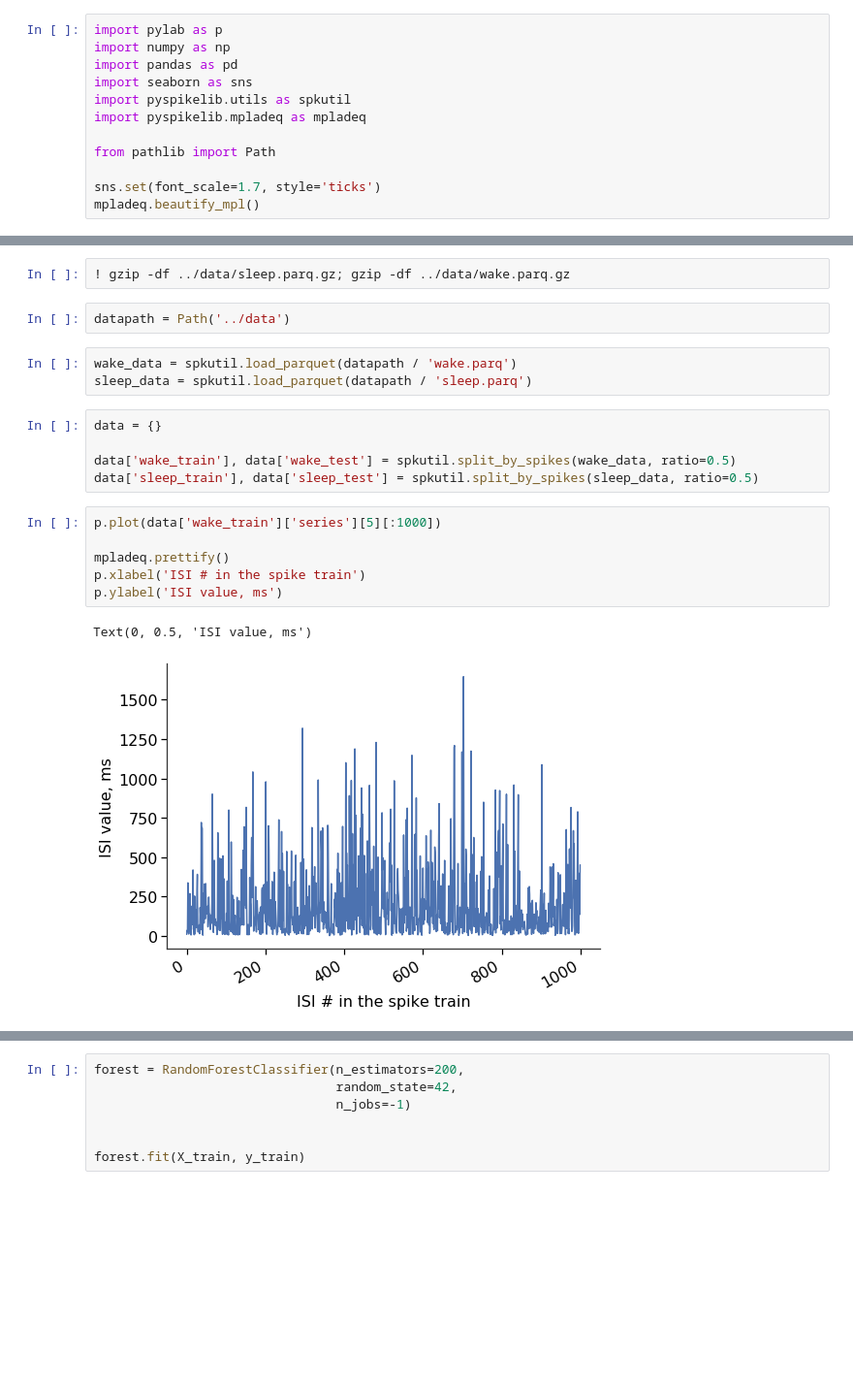
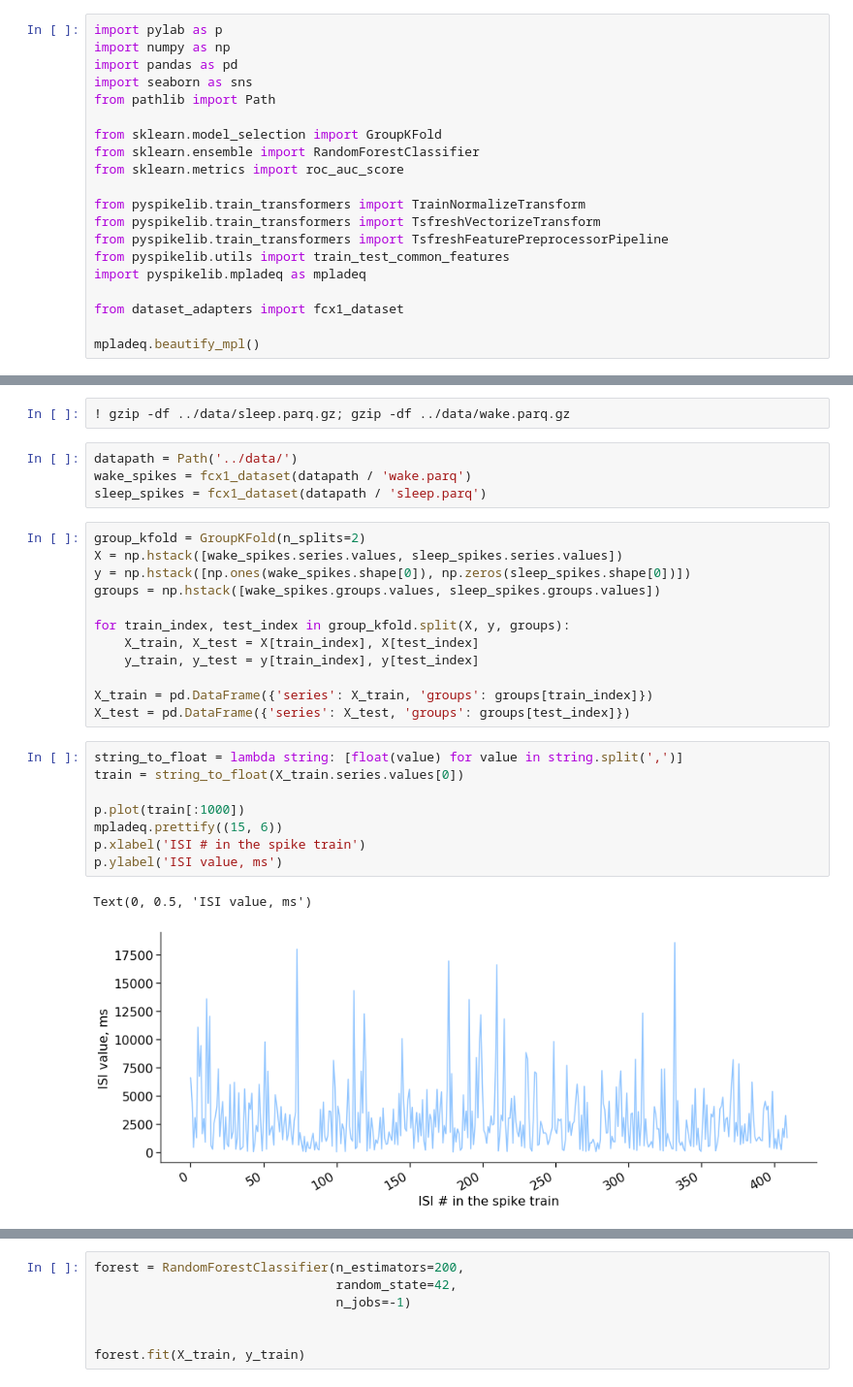
Before and after one commit to lzrvch/spikebench, a Jupyter notebook: examples/fcx1_wake_sleep_classification.ipynb, the cells around one changed output, grey strips where cells are left out. Shown: that part at 97% size. Drawn from its saved outputs; the diff is of its cells as text; blank space fills up the shorter version.

```diff
--- a/examples/fcx1_wake_sleep_classification.ipynb
+++ b/examples/fcx1_wake_sleep_classification.ipynb
@@ -3,10 +3,18 @@ import pylab as p
 import numpy as np
 import pandas as pd
 import seaborn as sns
-import pyspikelib.utils as spkutil
+from pathlib import Path
+
+from sklearn.model_selection import GroupKFold
+from sklearn.ensemble import RandomForestClassifier
+from sklearn.metrics import roc_auc_score
+
+from pyspikelib.train_transformers import TrainNormalizeTransform
+from pyspikelib.train_transformers import TsfreshVectorizeTransform
+from pyspikelib.train_transformers import TsfreshFeaturePreprocessorPipeline
+from pyspikelib.utils import train_test_common_features
 import pyspikelib.mpladeq as mpladeq
 
-from pathlib import Path
+from dataset_adapters import fcx1_dataset
 
-sns.set(font_scale=1.7, style='ticks')
 mpladeq.beautify_mpl()
@@ -28,22 +28,30 @@ np.random.seed(15)
 ./wake.parq.gz
 # %%
 ! gzip -df ../data/sleep.parq.gz; gzip -df ../data/wake.parq.gz
-# %%
-datapath = Path('../data')
 # %%
-wake_data = spkutil.load_parquet(datapath / 'wake.parq')
-sleep_data = spkutil.load_parquet(datapath / 'sleep.parq')
+datapath = Path('../data/')
+wake_spikes = fcx1_dataset(datapath / 'wake.parq')
+sleep_spikes = fcx1_dataset(datapath / 'sleep.parq')
-# %%
-data = {}
-
-data['wake_train'], data['wake_test'] = spkutil.split_by_spikes(wake_data, ratio=0.5)
-data['sleep_train'], data['sleep_test'] = spkutil.split_by_spikes(sleep_data, ratio=0.5)
+# %%
+group_kfold = GroupKFold(n_splits=2)
+X = np.hstack([wake_spikes.series.values, sleep_spikes.series.values])
+y = np.hstack([np.ones(wake_spikes.shape[0]), np.zeros(sleep_spikes.shape[0])])
+groups = np.hstack([wake_spikes.groups.values, sleep_spikes.groups.values])
+
+for train_index, test_index in group_kfold.split(X, y, groups):
+    X_train, X_test = X[train_index], X[test_index]
+    y_train, y_test = y[train_index], y[test_index]
+
+X_train = pd.DataFrame({'series': X_train, 'groups': groups[train_index]})
+X_test = pd.DataFrame({'series': X_test, 'groups': groups[test_index]})
 # %%
-p.plot(data['wake_train']['series'][5][:1000])
+string_to_float = lambda string: [float(value) for value in string.split(',')]
+train = string_to_float(X_train.series.values[0])
 
-mpladeq.prettify()
+p.plot(train[:1000])
+mpladeq.prettify((15, 6))
 p.xlabel('ISI # in the spike train')
 p.ylabel('ISI value, ms')
 # %% [output]
 Text(0, 0.5, 'ISI value, ms')
-[figure, old version]
+[figure, new version]
```
Also changed, not shown: parts of 12 cells of this notebook, 1 other file.
